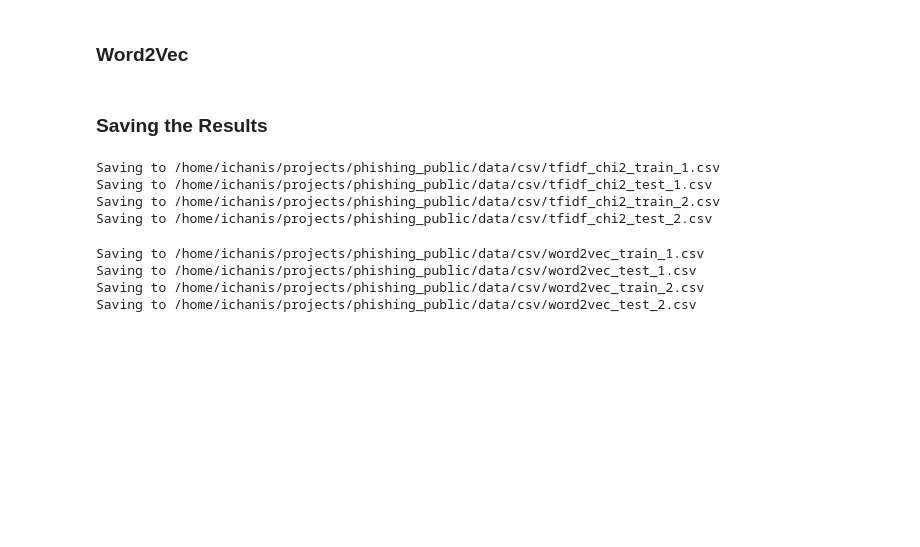
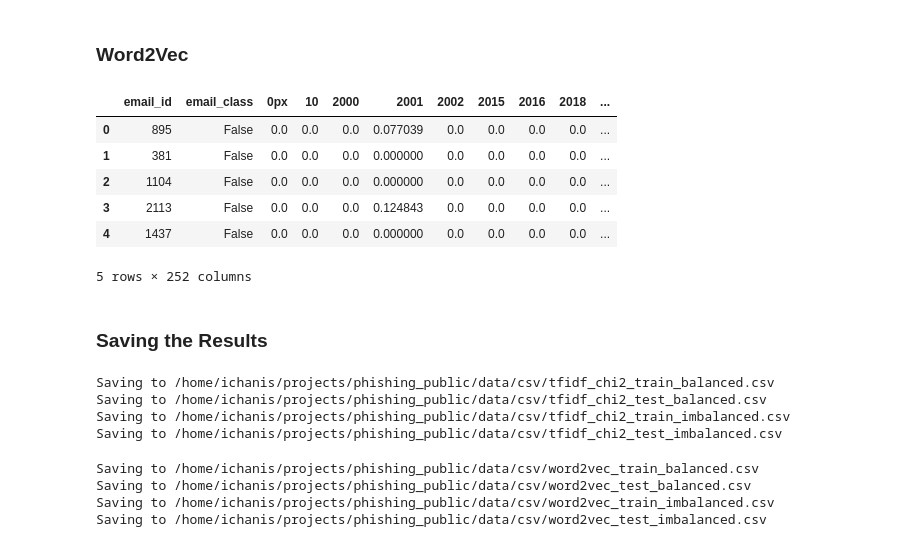
Before and after one commit to liakoyras/thesis-phishing-email-detection, a Jupyter notebook: Text Feature Extraction and Feature Selection.ipynb, the cells around one changed output. Saved outputs shown, nothing was run; the diff lists cells and outputs as text; code cells hidden in the pictures; blank space fills up the shorter version.

```diff
--- a/Text Feature Extraction and Feature Selection.ipynb
+++ b/Text Feature Extraction and Feature Selection.ipynb
@@ -135,11 +145,8 @@ Before using the features with the machine learning algorithms, it is best to ti
+# %%
+column_names = ['email_class', 'email_id'] # column names changed in case the word class or id appear in the token list
 # %% [markdown]
 ### TF-IDF
 # %%
-final_tfidf_train_1 = tfidf_sel_train_1.copy()
-final_tfidf_train_1.insert(0, 'email_class', train_1['class'])
-final_tfidf_train_1.insert(0, 'email_id', train_1['id'])
-
-final_tfidf_test_1 = tfidf_sel_test_1.copy()
-final_tfidf_test_1.insert(0, 'email_class', test_1['class'])
-final_tfidf_test_1.insert(0, 'email_id', test_1['id'])
+final_tfidf_train_balanced = dataset_add_columns(tfidf_sel_train_balanced, [train_balanced_tokens['class'], train_balanced_tokens['id']], column_names)
+final_tfidf_test_balanced = dataset_add_columns(tfidf_sel_test_balanced, [test_balanced_tokens['class'], test_balanced_tokens['id']], column_names)
 # %%
@@ -171,24 +163,34 @@ final_word2vec_test_2.insert(0, 'email_id', test_2['id'])
+# %%
+final_tfidf_train_balanced.head()
+# %% [output]
+|  | email_id | email_class | 0px | 10 | 2000 | 2001 | 2002 | 2015 | 2016 | 2018 | ... |
+| 0 | 895 | False | 0.0 | 0.0 | 0.0 | 0.077039 | 0.0 | 0.0 | 0.0 | 0.0 | ... |
+| 1 | 381 | False | 0.0 | 0.0 | 0.0 | 0.000000 | 0.0 | 0.0 | 0.0 | 0.0 | ... |
+| 2 | 1104 | False | 0.0 | 0.0 | 0.0 | 0.000000 | 0.0 | 0.0 | 0.0 | 0.0 | ... |
+| 3 | 2113 | False | 0.0 | 0.0 | 0.0 | 0.124843 | 0.0 | 0.0 | 0.0 | 0.0 | ... |
+| 4 | 1437 | False | 0.0 | 0.0 | 0.0 | 0.000000 | 0.0 | 0.0 | 0.0 | 0.0 | ... |
+5 rows × 252 columns
 # %% [markdown]
 ### Saving the Results
 # %%
-save_to_csv(final_tfidf_train_1, csv_path, 'tfidf_chi2_train_1.csv')
-save_to_csv(final_tfidf_test_1, csv_path, 'tfidf_chi2_test_1.csv')
+save_to_csv(final_tfidf_train_balanced, csv_path, 'tfidf_chi2_train_balanced.csv')
+save_to_csv(final_tfidf_test_balanced, csv_path, 'tfidf_chi2_test_balanced.csv')
 
-save_to_csv(final_tfidf_train_2, csv_path, 'tfidf_chi2_train_2.csv')
-save_to_csv(final_tfidf_test_2, csv_path, 'tfidf_chi2_test_2.csv')
+save_to_csv(final_tfidf_train_imbalanced, csv_path, 'tfidf_chi2_train_imbalanced.csv')
+save_to_csv(final_tfidf_test_imbalanced, csv_path, 'tfidf_chi2_test_imbalanced.csv')
 # %% [output]
-Saving to /home/ichanis/projects/phishing_public/data/csv/tfidf_chi2_train_1.csv
-Saving to /home/ichanis/projects/phishing_public/data/csv/tfidf_chi2_test_1.csv
-Saving to /home/ichanis/projects/phishing_public/data/csv/tfidf_chi2_train_2.csv
-Saving to /home/ichanis/projects/phishing_public/data/csv/tfidf_chi2_test_2.csv
+Saving to /home/ichanis/projects/phishing_public/data/csv/tfidf_chi2_train_balanced.csv
+Saving to /home/ichanis/projects/phishing_public/data/csv/tfidf_chi2_test_balanced.csv
+Saving to /home/ichanis/projects/phishing_public/data/csv/tfidf_chi2_train_imbalanced.csv
+Saving to /home/ichanis/projects/phishing_public/data/csv/tfidf_chi2_test_imbalanced.csv
 # %%
-save_to_csv(final_word2vec_train_1, csv_path, 'word2vec_train_1.csv')
-save_to_csv(final_word2vec_test_1, csv_path, 'word2vec_test_1.csv')
+save_to_csv(final_word2vec_train_balanced, csv_path, 'word2vec_train_balanced.csv')
+save_to_csv(final_word2vec_test_balanced, csv_path, 'word2vec_test_balanced.csv')
 
-save_to_csv(final_word2vec_train_2, csv_path, 'word2vec_train_2.csv')
-save_to_csv(final_word2vec_test_2, csv_path, 'word2vec_test_2.csv')
+save_to_csv(final_word2vec_train_imbalanced, csv_path, 'word2vec_train_imbalanced.csv')
+save_to_csv(final_word2vec_test_imbalanced, csv_path, 'word2vec_test_imbalanced.csv')
 # %% [output]
-Saving to /home/ichanis/projects/phishing_public/data/csv/word2vec_train_1.csv
-Saving to /home/ichanis/projects/phishing_public/data/csv/word2vec_test_1.csv
-Saving to /home/ichanis/projects/phishing_public/data/csv/word2vec_train_2.csv
-Saving to /home/ichanis/projects/phishing_public/data/csv/word2vec_test_2.csv
+Saving to /home/ichanis/projects/phishing_public/data/csv/word2vec_train_balanced.csv
+Saving to /home/ichanis/projects/phishing_public/data/csv/word2vec_test_balanced.csv
+Saving to /home/ichanis/projects/phishing_public/data/csv/word2vec_train_imbalanced.csv
+Saving to /home/ichanis/projects/phishing_public/data/csv/word2vec_test_imbalanced.csv
```
Also changed, not shown: parts of 39 cells of this notebook, 2 other files.
